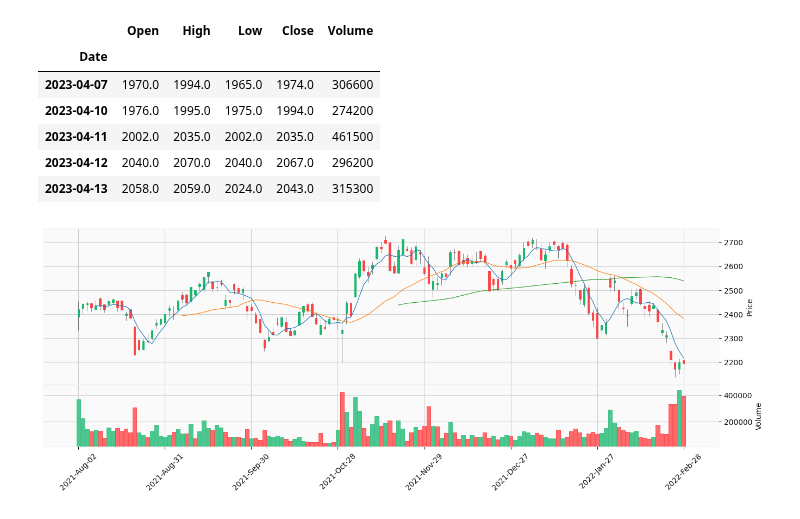
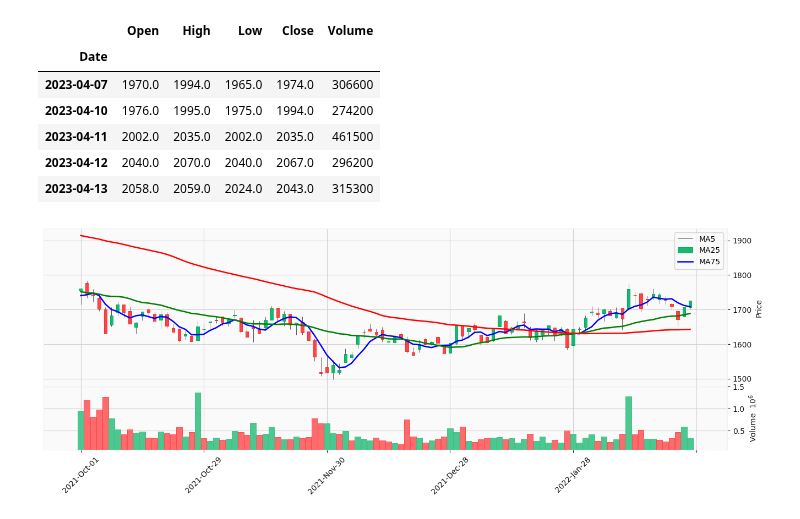
Before and after one commit to hirokimituya/stock-price-analysis, a Jupyter notebook: technical_analysis/株価分析.ipynb, the cells around one changed output. Cells and saved outputs as stored; diff of their text form; code cells hidden in the pictures.

```diff
--- a/technical_analysis/株価分析.ipynb
+++ b/technical_analysis/株価分析.ipynb
@@ -5,7 +5,7 @@ import pandas_datareader.data as pdr
 
 # 株価データを取得するメソッド
 def get_stock_data(code):
-    """株価データを取得するメソッド
+    """株価データを取得する
 
     :param code: 取得する株価データの銘柄コード
     :return: 株価データのデータフレーム
@@ -71,15 +71,19 @@ import mplfinance as mpf
 import datetime as dt
 
 # ローソク足と出来高を表示するメソッド
-def show_plot(code, start, end, mav=(), width=2, period=None):
-    """ローソク足や移動平均線のチャートを表示するメソッド
+def show_plot(code, start, end, show_volume=True, mas=[], width=2, height=1, period=None):
+    """ローソク足や移動平均線のチャートを表示する
 
     :param code: 取得する株価データの銘柄コード
     :param start: 取得する株価データの開始日
     :param end: 取得する株価データの終了日
-    :param mav: チャートに移動平均線を表示するためのタプル（例: (5, 25, 75)）
+    :param show_volume: チャートに出来高を表示するかどうかのブール値
+    :param mas: チャートに移動平均線を表示するためのリスト（例: [5, 25, 75]）
+    :param width: チャートの幅（縦横比）
+    :param height: チャートの高さ（縦横比）
     :param period: 表示するチャートの期間をどの単位でまとめるか（'M' or 'W'）
     """
+    # 株価データの取得
     df = get_stock_data(code)
 
     # 月足、周足にリサンプリング
@@ -87,10 +91,31 @@ def show_plot(code, start, end, mav=(), width=2, period=None):
         resampled = df.resample(period)
         df = resampled.aggregate({'Open': 'first', 'High': 'max', 'Low': 'min', 'Close': 'last', 'Volume': 'sum'})
 
-    rdf = df[start:end]
-    mpf.plot(rdf, type='candle', mav=mav, figratio=(width, 1), volume=True, style='yahoo')
+    # 移動平均線の算出
+    for ma in mas:
+        df[f'ma{ma}'] = df['Close'].rolling(window=ma).mean()
+
+    # 日付で絞り込み
+    cdf = df[start:end]
+
+    # 移動平均線をチャートに表示するための準備（合わせてチャートに表示するラベル名のリストも作成する）
+    colors = ['blue', 'green', 'red']
+    apd = []
+    labels = []
+    for ma, color in zip(mas, colors):
+        apd.append(mpf.make_addplot(cdf[f'ma{ma}'], color=color))
+        labels.append(f'ma{ma}'.upper())
+
+    # 描画情報を取得
+    fig, axes = mpf.plot(cdf, type='candle', figratio=(width, height), volume=show_volume, style='yahoo', addplot=apd, returnfig=True)
+
+    # ラベルを追加
+    axes[0].legend(labels)
+
+    # チャートを表示
+    fig.show()
 # %%
 # 周足ローソク足チャートの表示
-show_plot(6508, '2021-8-1', '2022-2-28', (5, 25, 75), 3)
+show_plot(7616, '2021-10-1', '2022-2-28', mas=[5, 25, 75], width=3)
 # %% [output]
-[figure, old version]
+[figure, new version]
```
Also changed, not shown: parts of 1 cell of this notebook.
